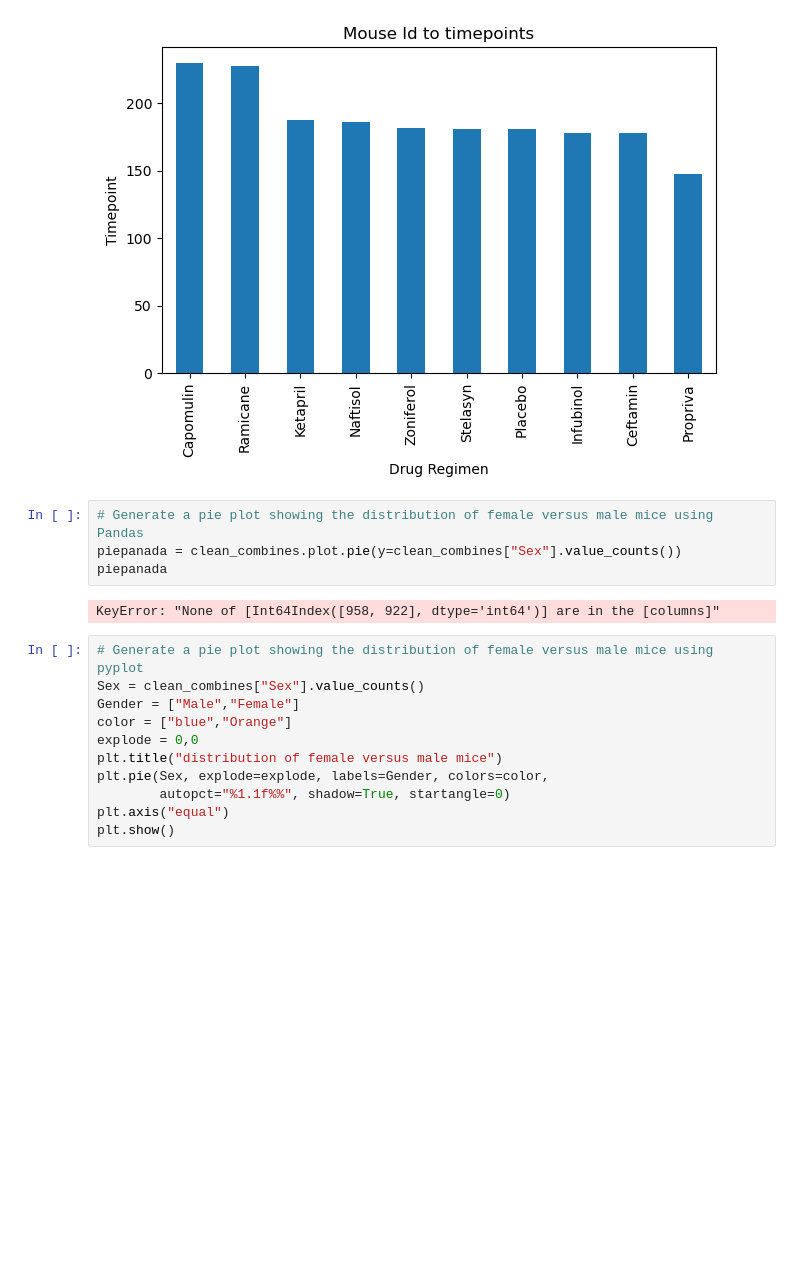
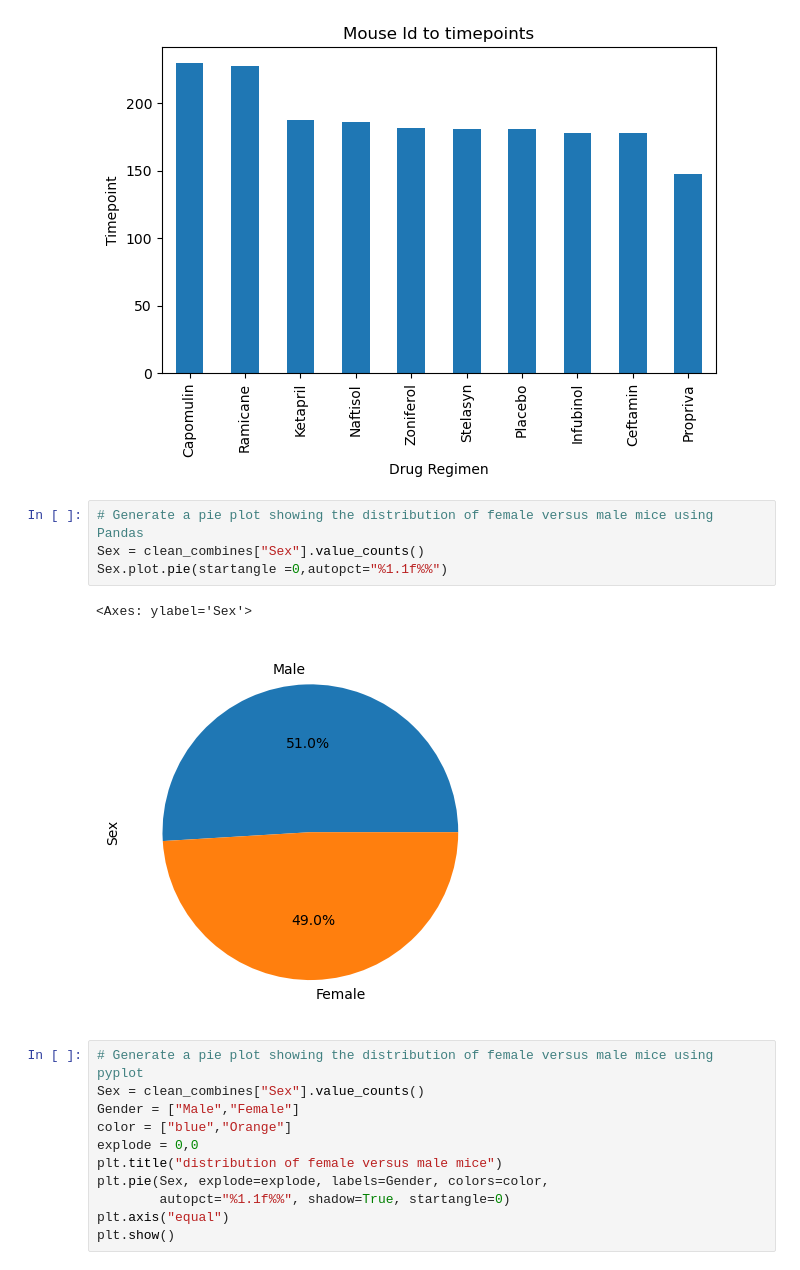
Before and after one commit to stephfer17/challeneg5, a Jupyter notebook: pymaceuticals_starter.ipynb, the cells around one changed output. Drawn from its saved outputs; the diff is of its cells as text; blank space fills up the shorter version.

Commit message:
fixed pie charts

```diff
--- a/pymaceuticals_starter.ipynb
+++ b/pymaceuticals_starter.ipynb
@@ -161,10 +161,11 @@ plt.show()
 [figure]
 # %%
 # Generate a pie plot showing the distribution of female versus male mice using Pandas
-piepanada = clean_combines.plot.pie(y=clean_combines["Sex"].value_counts())
-piepanada
+Sex = clean_combines["Sex"].value_counts()
+Sex.plot.pie(startangle =0,autopct="%1.1f%%")
 # %% [output]
-KeyError: "None of [Int64Index([958, 922], dtype='int64')] are in the [columns]"
+<Axes: ylabel='Sex'>
+[figure, added]
 # %%
 # Generate a pie plot showing the distribution of female versus male mice using pyplot
 Sex = clean_combines["Sex"].value_counts()
```
Also changed, not shown: parts of 5 cells of this notebook.
